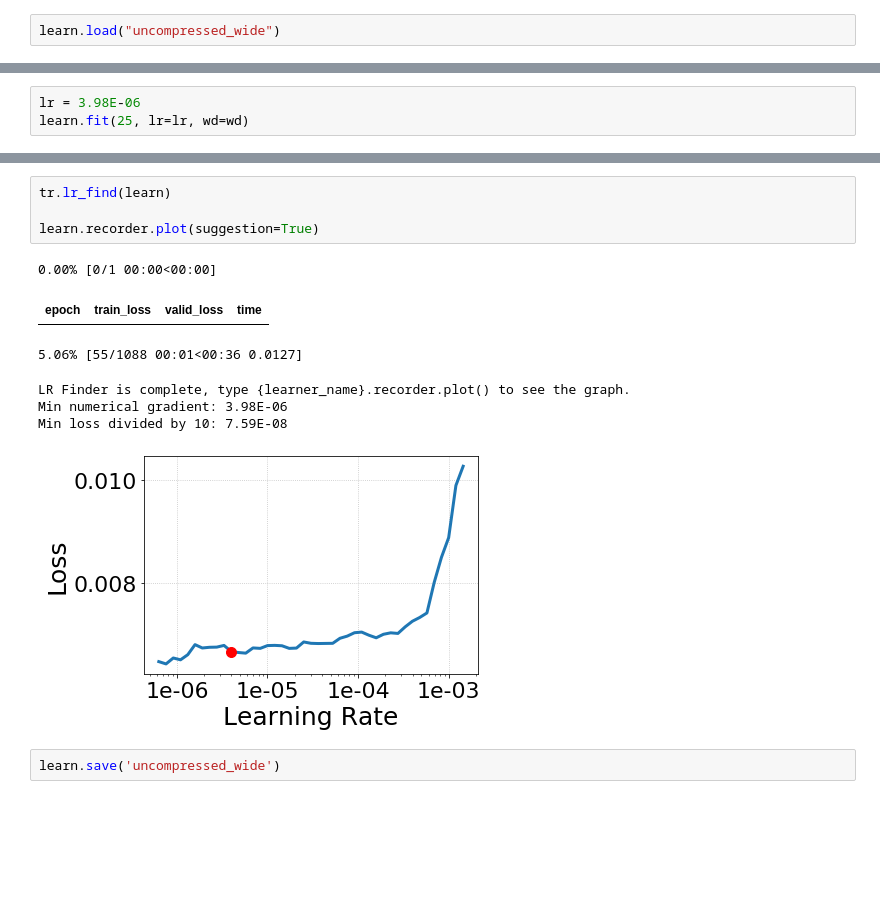
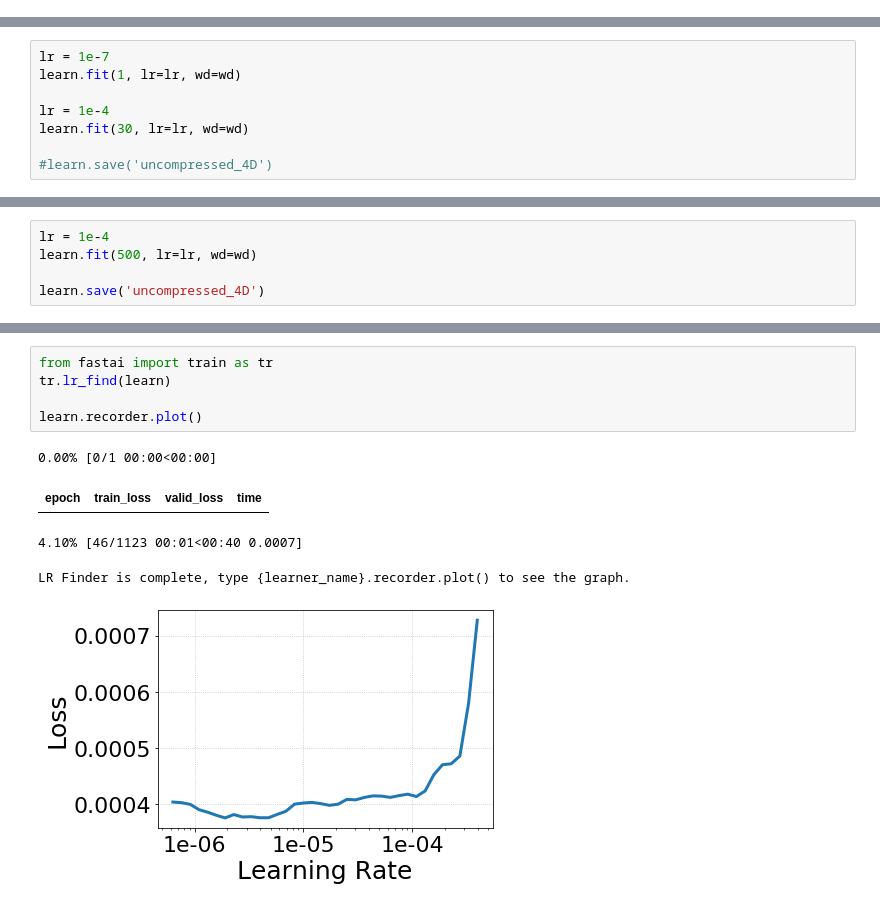
Before and after one commit to Autoencoders-compression-anomaly/AE-Compression-pytorch, a Jupyter notebook: float_compression/4D/train_uncompressed.ipynb, the cells around one changed output, grey strips where cells are left out. Saved outputs shown, nothing was run; the diff lists cells and outputs as text; blank space fills up the shorter version.

```diff
--- a/float_compression/4D/train_uncompressed.ipynb
+++ b/float_compression/4D/train_uncompressed.ipynb
@@ -209,2 +248,0 @@ LR Finder is complete, type {learner_name}.recorder.plot() to see the graph.
-# %%
-learn.load("uncompressed_wide")
@@ -229,3 +248,0 @@ Test: None, model=AE_3D_200_wide(
-# %%
-lr = 3.98E-06
-learn.fit(25, lr=lr, wd=wd)
@@ -248,0 +249,8 @@ KeyboardInterrupt:
+# %%
+lr = 1e-7
+learn.fit(1, lr=lr, wd=wd)
+
+lr = 1e-4
+learn.fit(30, lr=lr, wd=wd)
+
+#learn.save('uncompressed_4D')
@@ -253,0 +276,5 @@ plt.plot(learn.recorder.val_losses, marker='>')
+# %%
+lr = 1e-4
+learn.fit(500, lr=lr, wd=wd)
+
+learn.save('uncompressed_4D')
@@ -254,14 +291,11 @@ plt.plot(learn.recorder.val_losses, marker='>')
 # %%
+from fastai import train as tr
 tr.lr_find(learn)
 
-learn.recorder.plot(suggestion=True)
+learn.recorder.plot()
 # %% [output]
 0.00% [0/1 00:00<00:00]
 | epoch | train_loss | valid_loss | time |
-5.06% [55/1088 00:01<00:36 0.0127]
+4.10% [46/1123 00:01<00:40 0.0007]
 LR Finder is complete, type {learner_name}.recorder.plot() to see the graph.
-Min numerical gradient: 3.98E-06
-Min loss divided by 10: 7.59E-08
-[figure, old version]
+[figure, new version]
-# %%
-learn.save('uncompressed_wide')
```
Also changed, not shown: parts of 18 cells of this notebook, 5 other files.
